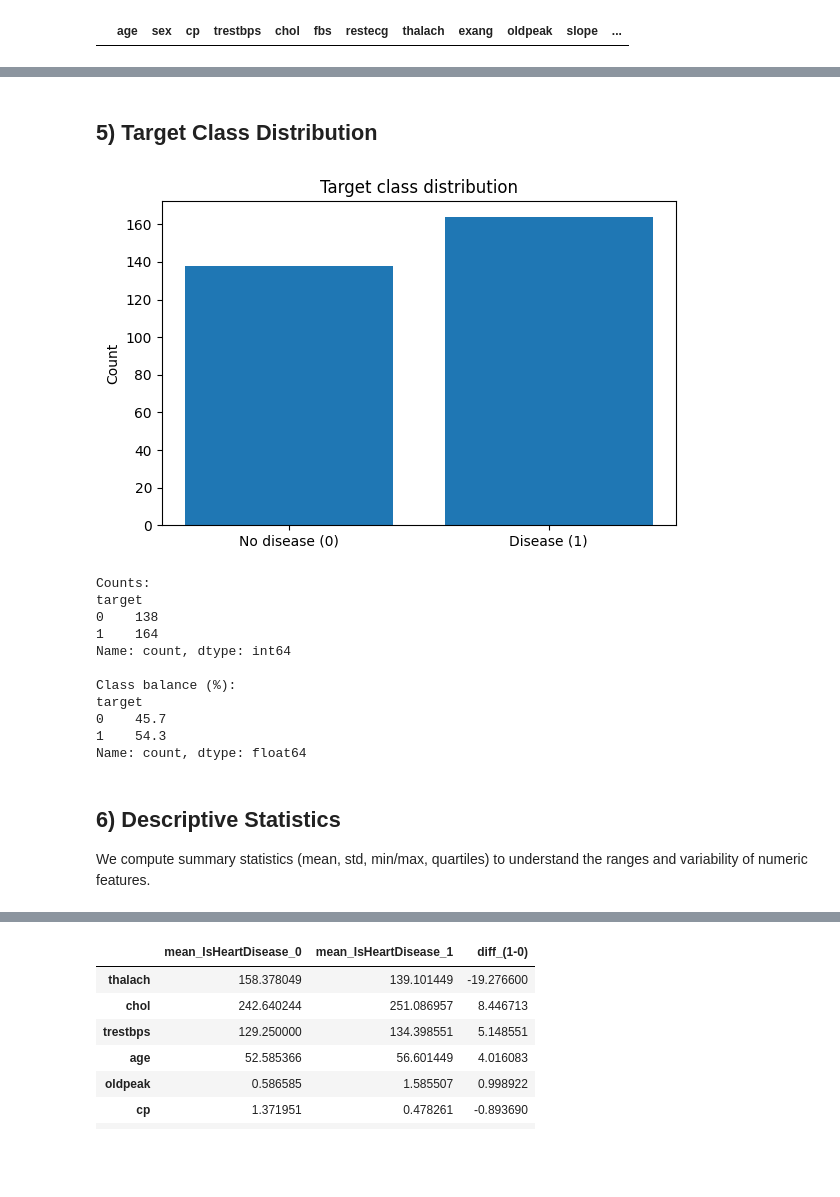
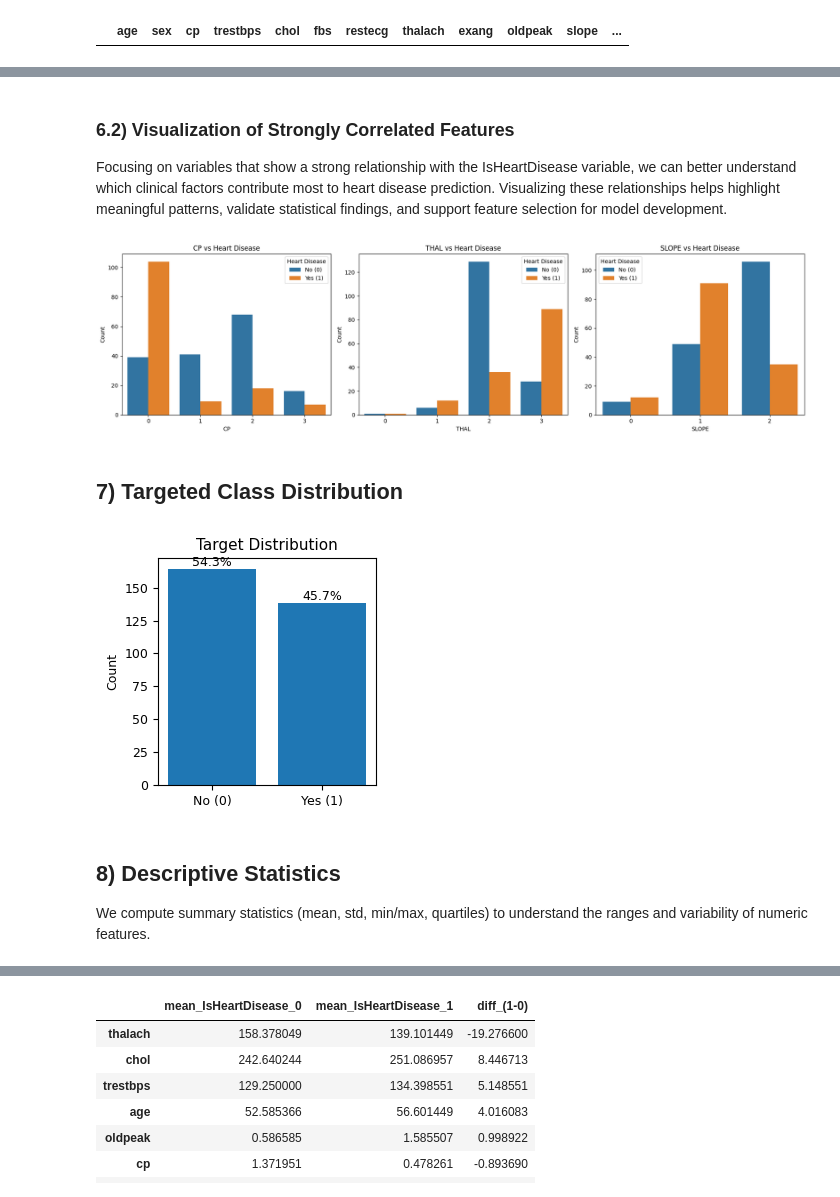
Before and after one commit to Janau00/SWE485-Project-Group9, a Jupyter notebook: Phase1_Data_Exploration.ipynb, the cells around one changed output, grey strips where cells are left out. Saved outputs shown, nothing was run; the diff lists cells and outputs as text; code cells hidden in the pictures; blank space fills up the shorter version.

Commit message:
fix: features explnation + view of figures

```diff
--- a/Phase1_Data_Exploration.ipynb
+++ b/Phase1_Data_Exploration.ipynb
@@ -158,39 +284,62 @@ non_duplicate_df[non_duplicate_df.duplicated()]
+# %% [markdown]
+### 6.2) Visualization of Strongly Correlated Features
+Focusing on variables that show a strong relationship with the IsHeartDisease variable, we can better understand which clinical factors contribute most to heart disease prediction. Visualizing these relationships helps highlight meaningful patterns, validate statistical findings, and support feature selection for model development.
+# %%
+import matplotlib.pyplot as plt
+import seaborn as sns
+
+features = ['cp', 'thal', 'slope']
+
+plt.figure(figsize=(18, 5))
+
+for i, feature in enumerate(features, 1):
+    ax = plt.subplot(1, 3, i)
+    sns.countplot(data=CorrectMapping_df, x=feature, hue='IsHeartDisease', ax=ax)
+
+    ax.set_title(f"{feature.upper()} vs Heart Disease")
+    ax.set_xlabel(feature.upper())
+    ax.set_ylabel("Count")
+    ax.legend(title="Heart Disease", labels=["No (0)", "Yes (1)"])
+
+plt.tight_layout()
+plt.show()
+# %% [output]
+[figure, added]
 # %% [markdown]
-## 5) Target Class Distribution
+## 7) Targeted Class Distribution
 # %%
-# 5) Target Class Distribution
-
 import matplotlib.pyplot as plt
 
-counts = non_duplicate_df["target"].value_counts().sort_index()
-labels = ["No disease (0)", "Disease (1)"]
+counts = CorrectMapping_df["IsHeartDisease"].value_counts().sort_index()
+labels = ["No (0)", "Yes (1)"]
 
-plt.figure(figsize=(6,4))
-plt.bar(labels, counts.values)
-plt.title("Target class distribution")
-plt.ylabel("Count")
+plt.figure(figsize=(3,3))
+
+bars = plt.bar(labels, counts.values)
+
+total = counts.sum()
+for i, bar in enumerate(bars):
+    percentage = counts.values[i] / total * 100
+    plt.text(
+        bar.get_x() + bar.get_width()/2,
+        bar.get_height(),
+        f"{percentage:.1f}%",
+        ha='center',
+        va='bottom',
+        fontsize=9
+    )
+
+plt.title("Target Distribution", fontsize=11)
+plt.ylabel("Count", fontsize=9)
+plt.xticks(fontsize=9)
+plt.yticks(fontsize=9)
+
 plt.tight_layout()
 plt.show()
-
-print("Counts:")
-print(counts)
-print("\nClass balance (%):")
-print((counts / counts.sum() * 100).round(2))
 # %% [output]
-[figure, old version]
+[figure, new version]
-Counts:
-target
-0    138
-1    164
-Name: count, dtype: int64
-
-Class balance (%):
-target
-0    45.7
-1    54.3
-Name: count, dtype: float64
 # %% [markdown]
-## 6) Descriptive Statistics
+## 8) Descriptive Statistics
 
 We compute summary statistics (mean, std, min/max, quartiles) to understand the ranges and variability of numeric features.
 # %%
```
Also changed, not shown: parts of 35 cells of this notebook.
